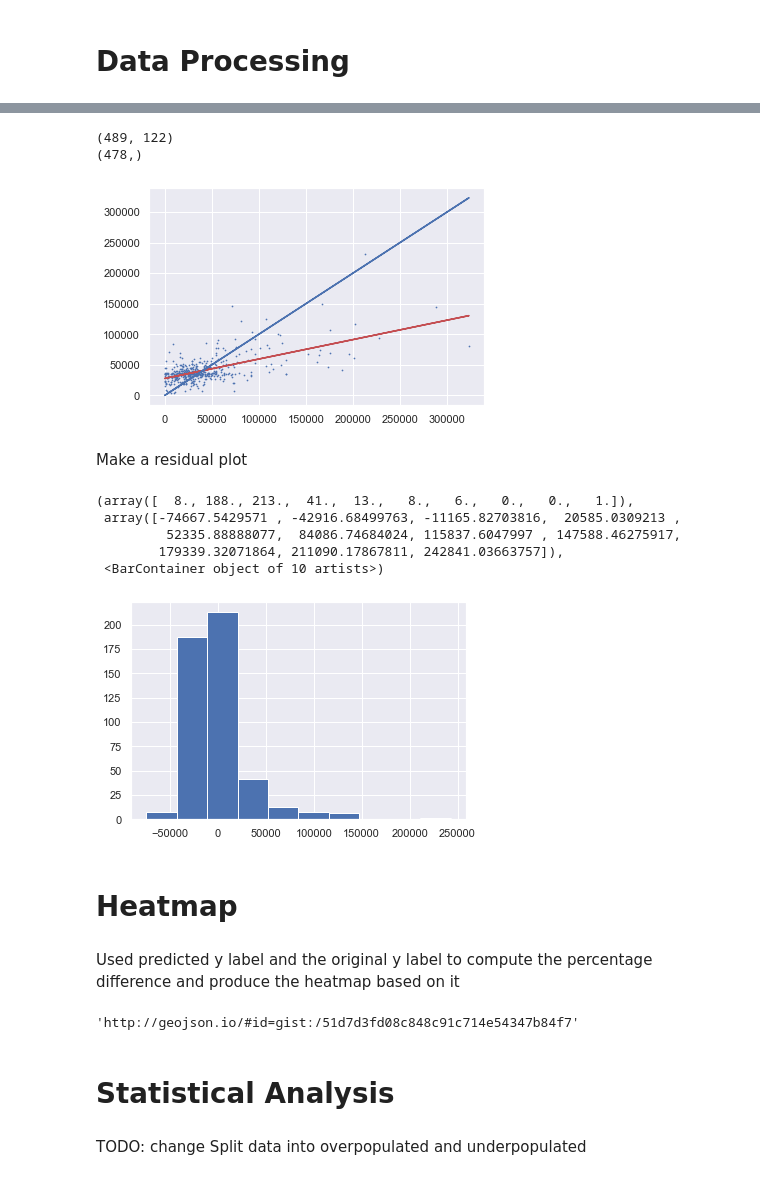
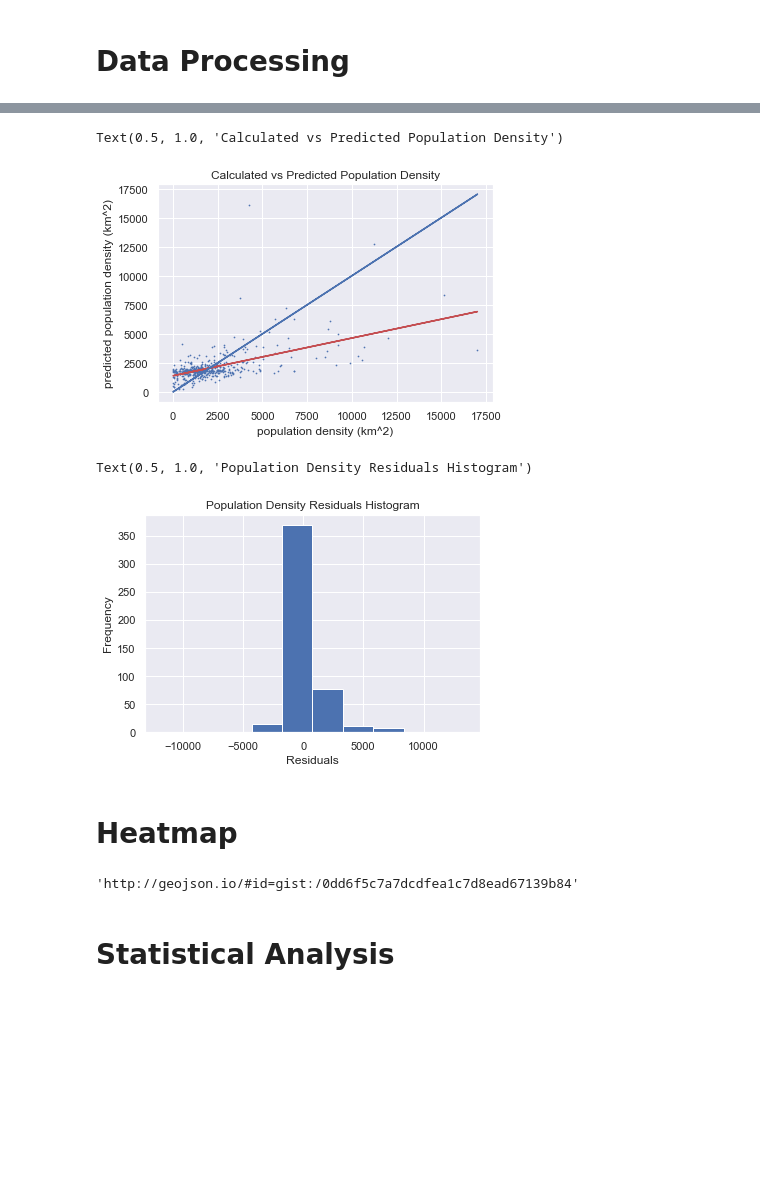
Before and after one commit to Rauf00/population_analysis, a Jupyter notebook: project.ipynb, the cells around one changed output, grey strips where cells are left out. Drawn from its saved outputs; the diff is of its cells as text; code cells hidden in the pictures; blank space fills up the shorter version.

```diff
--- a/project.ipynb
+++ b/project.ipynb
@@ -41,19 +40,16 @@ osm_gdf = gpd.GeoDataFrame({'amenity':osm_data['amenity'].apply(lambda x: x.lowe
 # %% [markdown]
 # Data Prep
 # %%
-# Calculate population density based on the give population and relative area
-vancouver_gdf['area'] = vancouver_gdf['geometry'].area
-vancouver_gdf['population_density'] = vancouver_gdf['population'] / (vancouver_gdf['area'] * 1000)
-
+# Calculate population density based on the give population and relative area in squared km
+vancouver_gdf['area'] = vancouver_gdf['geometry'].to_crs({'init': 'epsg:3857'}).area / 10**6
+vancouver_gdf['population_density'] = vancouver_gdf['population'] / (vancouver_gdf['area'])
 # use spatial join to match points (osm data) and multipolygons (vancouver data)
 pointInPolys = gpd.tools.sjoin(osm_gdf, vancouver_gdf, op="within", how='left')
 # index_right is the index of the joined multipolygon, i.e. ID of an area
 # group by area and for each area, get the list of amenities located in this area
 amenitiesInEachArea = pointInPolys.groupby(['index_right'])['amenity'].apply(list)
-amenitiesInEachArea
 # count the number of each amenity in the area and put it into dict
 amenitiesInEachArea = amenitiesInEachArea.apply(lambda x: Counter(x))
-amenitiesInEachArea
 vancouver_gdf['amenities'] = amenitiesInEachArea
 # split the dict column into separate columns
 vancouver_gdf = pd.concat([vancouver_gdf.drop(['amenities'], axis=1), vancouver_gdf['amenities'].apply(pd.Series)], axis=1)
@@ -110,59 +106,49 @@ predicted_y = model.predict(vancouver_gdf.drop(['population', 'geometry', 'area'
 # %%
-import seaborn
-
 # filter out negative scores for the predicted labels
 data = pd.DataFrame({'y': y, 'predicted_y': predicted_y})
 data = data[data['predicted_y'] > 0]
 y = data['y']
 predicted_y = data['predicted_y']
 
+# stack y to match shape of predicted y
 y_stack = np.stack([y], axis=1)
 
 model = LinearRegression(fit_intercept=True)
 model.fit(y_stack, predicted_y)
 best_fit = model.intercept_ + model.coef_[0] * y_stack
 
-
 seaborn.set()
 plt.scatter(y_stack, predicted_y, s=0.5)
 plt.plot(y_stack, best_fit, '-r')
 plt.plot(y, y, 'b-')
-# predicted_population = np.moveaxis(predicted_population, 1, 0)
-
-print(X.shape)
-print(predicted_y.shape)
+plt.xlabel('population density (km^2)')
+plt.ylabel('predicted population density (km^2)')
+plt.title('Calculated vs Predicted Population Density')
 # %% [output]
-(489, 122)
-(478,)
+Text(0.5, 1.0, 'Calculated vs Predicted Population Density')
-[figure, old version]
+[figure, new version]
-# %% [markdown]
-Make a residual plot
 # %%
+# make residuals plot
 residuals = y - predicted_y
 seaborn.set()
 plt.hist(residuals)
+
+plt.xlabel('Residuals')
+plt.ylabel('Frequency')
+plt.title('Population Density Residuals Histogram')
 # %% [output]
-(array([  8., 188., 213.,  41.,  13.,   8.,   6.,   0.,   0.,   1.]),
- array([-74667.5429571 , -42916.68499763, -11165.82703816,  20585.0309213 ,
-         52335.88888077,  84086.74684024, 115837.6047997 , 147588.46275917,
-        179339.32071864, 211090.17867811, 242841.03663757]),
- <BarContainer object of 10 artists>)
+Text(0.5, 1.0, 'Population Density Residuals Histogram')
-[figure, old version]
+[figure, new version]
 # %% [markdown]
 # Heatmap
-# %% [markdown]
-Used predicted y label and the original y label to compute the percentage difference and produce the heatmap based on it
 # %%
+# Used predicted y-label and the original y-label to compute the percentage difference and produce the heatmap based on it
 vancouver_gdf['predicted_population_density_difference'] = vancouver_gdf["population_density"] - predicted_y
 vancouver_gdf['percentage_difference'] = (vancouver_gdf['predicted_population_density_difference'] / vancouver_gdf['population_density']) * 100
 
-# background-image: linear-gradient(to right, #eb164d, #d6427a, #b66195, #96759a, #8d729d, #826fa0, #756da3, #685bb9, #5648cd, #3e30df, #0d00f0);
-# background-image: linear-gradient(to right,  #ff3d61, #, #, #, #, #, #, #, #, #);
-# background-image: linear-gradient(to right, , #ff3d61, #ff73a6, #ffa4da, #f4cff8, #, #, #, #, #, #);
-
 def getColorFromPercentage(percentage):
     if percentage < -80:
-        return '#8b7efd'
+        return '#8b7efd' # most blue
     elif percentage < -60:
         return '#a89bff'
     elif percentage < -40:
@@ -170,9 +156,9 @@ def getColorFromPercentage(percentage):
     elif percentage < -20:
         return '#ddd7ff'
     elif percentage < 0:
-        return '#e4d4fe'
+        return '#e4d4fe' # neutral light blue color
     elif percentage > 80:
-        return '#ff3d61'
+        return '#ff3d61' # most red
     elif percentage > 60:
         return '#ff73a6'
     elif percentage > 40:
@@ -180,22 +166,21 @@ def getColorFromPercentage(percentage):
     elif percentage > 20:
         return '#f4cff8'
     elif percentage >= 0:
-        return '#ecd2fc'
+        return '#ecd2fc' # neutral light red color
 
 vancouver_gdf["amenity_count"] = vancouver_gdf.drop(['population', 'geometry', 'area', 'population_density', 'predicted_population_density_difference',	'percentage_difference'], axis=1).sum(axis=1)
+# add fill attribute for geojson data
 vancouver_gdf['fill'] = vancouver_gdf['percentage_difference'].apply(lambda percentage: getColorFromPercentage(percentage))
 heatmap_gdf = gpd.GeoDataFrame({'geometry':vancouver_gdf['geometry'], 'fill':vancouver_gdf['fill'], 'pop_dens': vancouver_gdf['population_density'], 'amenity_count': vancouver_gdf['amenity_count']})
-heatmap_gdf
+# convert the geopandas dataframe to a geojson file
 heatmap_gdf.to_file('heatmap.geojson', driver="GeoJSON")
 contents = gpd.read_file('heatmap.geojson')
+# run server in browser to see geojson data over vancouver map
 geoio.display(contents)
 # %% [output]
-'http://geojson.io/#id=gist:/51d7d3fd08c848c91c714e54347b84f7'
+'http://geojson.io/#id=gist:/0dd6f5c7a7dcdfea1c7d8ead67139b84'
 # %% [markdown]
 # Statistical Analysis
-# %% [markdown]
-TODO: change
-Split data into overpopulated and underpopulated
 # %%
 red_areas = vancouver_gdf[vancouver_gdf['percentage_difference'] > 0]
 blue_areas = vancouver_gdf[vancouver_gdf['percentage_difference'] <= 0]
```
Also changed, not shown: parts of 19 cells of this notebook, 7 other files.
